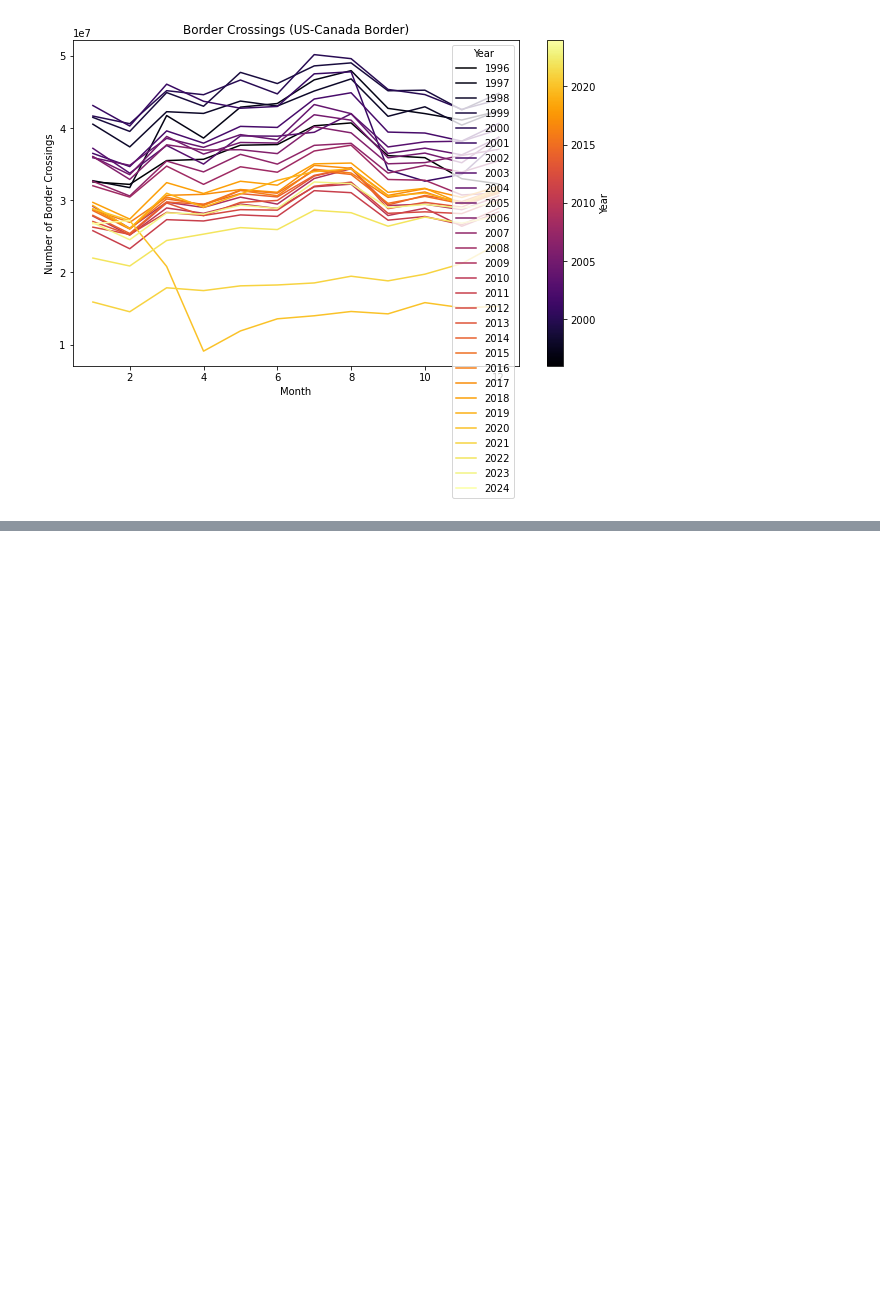
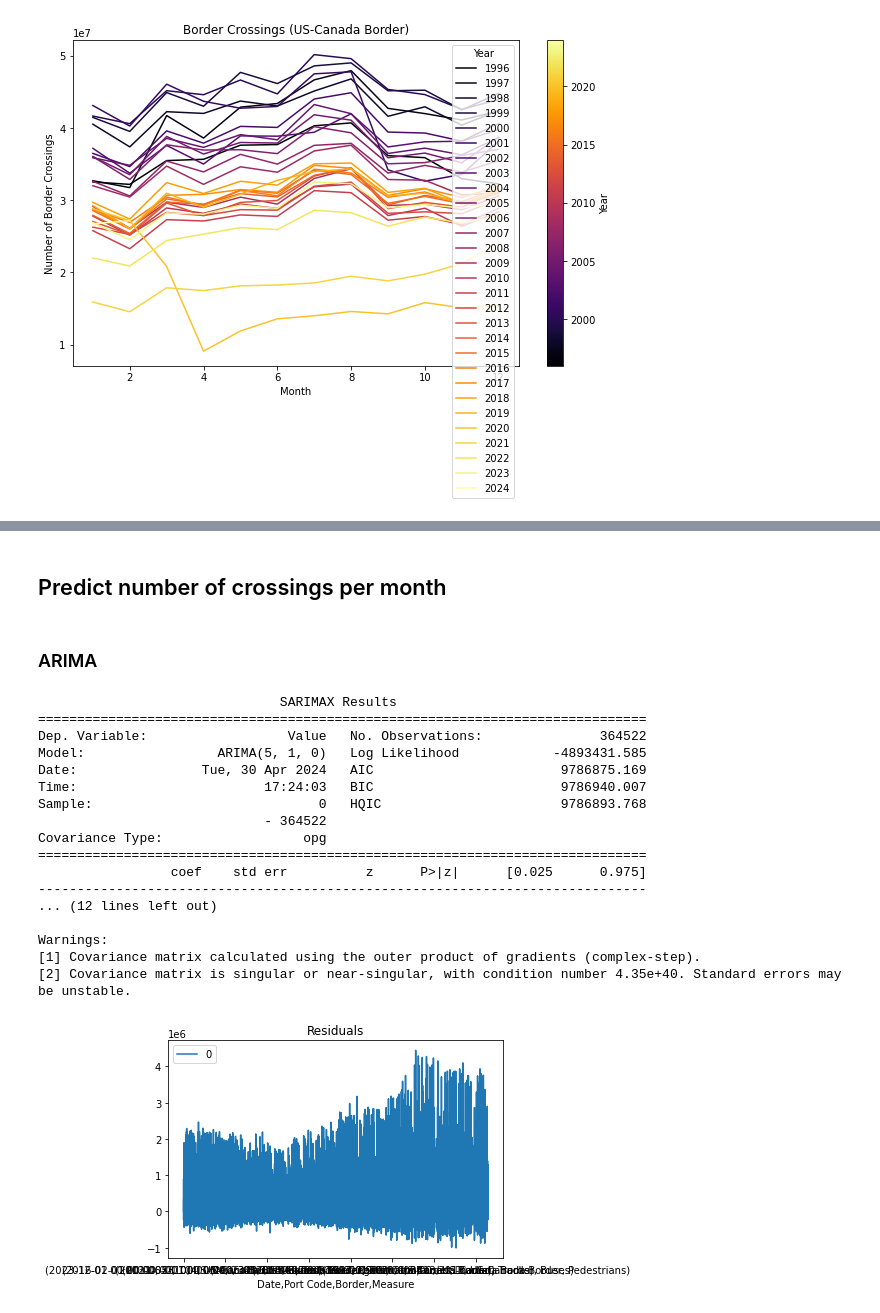
Before and after one commit to Alec12/data-science-secondary-projects, a Jupyter notebook: Data-Analytics-Portfolio/Border-Crossing-Entry-Analysis/border-crossing-entry-analysis.ipynb, the cells around one changed output, grey strips where cells are left out. Drawn from its saved outputs; the diff is of its cells as text; code cells hidden in the pictures; blank space fills up the shorter version.

Commit message:
updated predictive models

```diff
--- a/Data-Analytics-Portfolio/Border-Crossing-Entry-Analysis/border-crossing-entry-analysis.ipynb
+++ b/Data-Analytics-Portfolio/Border-Crossing-Entry-Analysis/border-crossing-entry-analysis.ipynb
@@ -279,0 +292,70 @@ plt.show()
+# %% [markdown]
+## Predict number of crossings per month
+# %% [markdown]
+### ARIMA
+# %%
+%%time
+
+from statsmodels.tsa.arima.model import ARIMA
+
+df2 = df.copy()
+
+# Drop unnecessary columns
+df2.drop(['Port Name', 'State', 'Latitude', 'Longitude', 'Point'], axis=1, inplace=True)
+
+# Remove outlier years (Pandemic: 2020-2022)
+df2 = df2[~df2['Year'].isin([2020, 2021, 2022])]
+
+# Set multi-index (Date, Port Code, Border, Measure)
+df2.set_index(['Date', 'Port Code', 'Border', 'Measure'], inplace=True)
+
+# Check for missing values and handle if necessary
+if df2.isnull().values.any():
+    df2 = df2.fillna(method='ffill')  # Forward fill missing values
+
+# Convert the data into a time series format
+ts = df2['Value']
+
+# Train ARIMA model
+model = ARIMA(ts, order=(5, 1, 0))  # Example order, you can tune this
+model_fit = model.fit()
+
+# Summary of the model
+print(model_fit.summary())
+
+# Plot residuals
+residuals = pd.DataFrame(model_fit.resid)
+residuals.plot()
+plt.title('Residuals')
+plt.show()
+
+# Forecast future values
+forecast_steps = 10  # Number of steps to forecast
+forecast = model_fit.forecast(steps=forecast_steps)
+
+# Calculate RMSE for ARIMA model
+# Generate predictions for the training set (in-sample)
+y_pred_train = model_fit.predict()
+# Calculate RMSE
+rmse_train_arima = np.sqrt(mean_squared_error(ts, y_pred_train))
+
+print("ARIMA Train RMSE:", rmse_train_arima)
+# %% [output]
+                               SARIMAX Results
+==============================================================================
+Dep. Variable:                  Value   No. Observations:               364522
+Model:                 ARIMA(5, 1, 0)   Log Likelihood            -4893431.585
+Date:                Tue, 30 Apr 2024   AIC                        9786875.169
+Time:                        17:24:03   BIC                        9786940.007
+Sample:                             0   HQIC                       9786893.768
+                             - 364522
+Covariance Type:                  opg
+==============================================================================
+                 coef    std err          z      P>|z|      [0.025      0.975]
+------------------------------------------------------------------------------
+... (12 lines left out)
+
+Warnings:
+[1] Covariance matrix calculated using the outer product of gradients (complex-step).
+[2] Covariance matrix is singular or near-singular, with condition number 4.35e+40. Standard errors may be unstable.
+[figure, added]
```
Also changed, not shown: parts of 13 cells of this notebook.
